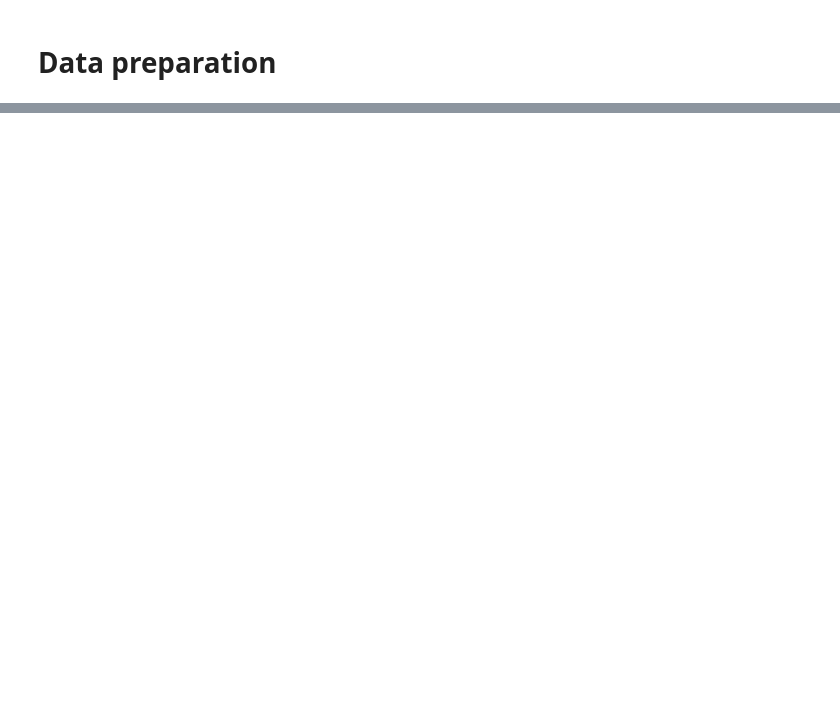
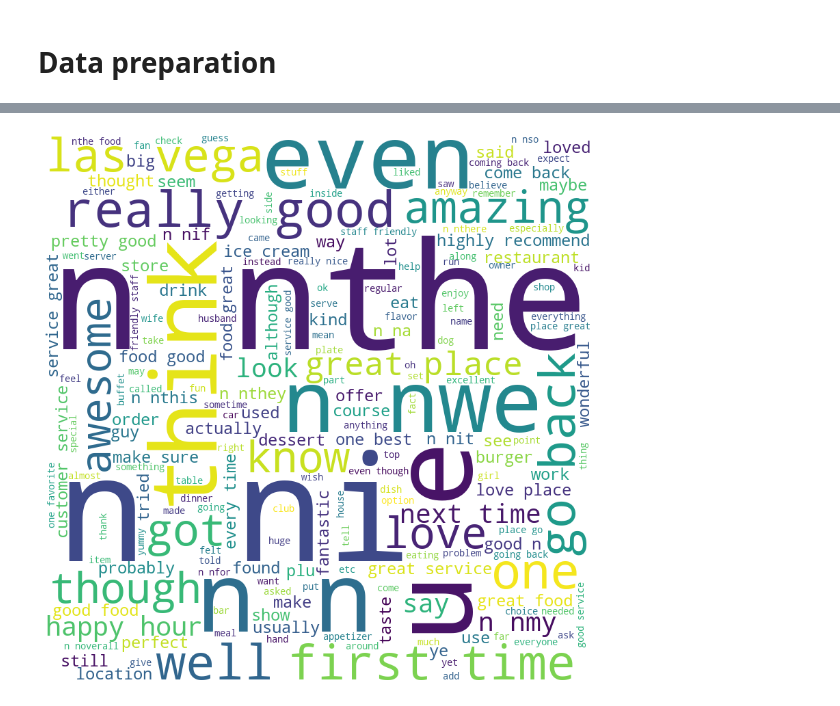
Before and after one commit to ddurgoji/yelp-reviews-capstone-project-ucb-ml-ai, a Jupyter notebook: yelp-reviews-capstone-ucb-mlai.ipynb, the cells around one changed output, grey strips where cells are left out. Cells and saved outputs as stored; diff of their text form; code cells hidden in the pictures; blank space fills up the shorter version.

```diff
--- a/yelp-reviews-capstone-ucb-mlai.ipynb
+++ b/yelp-reviews-capstone-ucb-mlai.ipynb
@@ -200,0 +453,22 @@ del string
+# %%
+string = ""
+for i in train_df_fixed[train_df_fixed.rating == 2].review:
+    string = string + " " + i.strip()
+
+wordcloud = WordCloud(
+    width = 800,
+    height = 800,
+    background_color ='white',
+    stopwords = set(STOPWORDS),
+    min_font_size = 10
+).generate(string)
+
+plt.figure(figsize = (8, 8), facecolor = None)
+plt.imshow(wordcloud)
+plt.axis("off")
+plt.tight_layout(pad = 0)
+
+plt.show()
+del string
+# %% [output]
+[figure, added]
```
Also changed, not shown: parts of 12 cells of this notebook.
